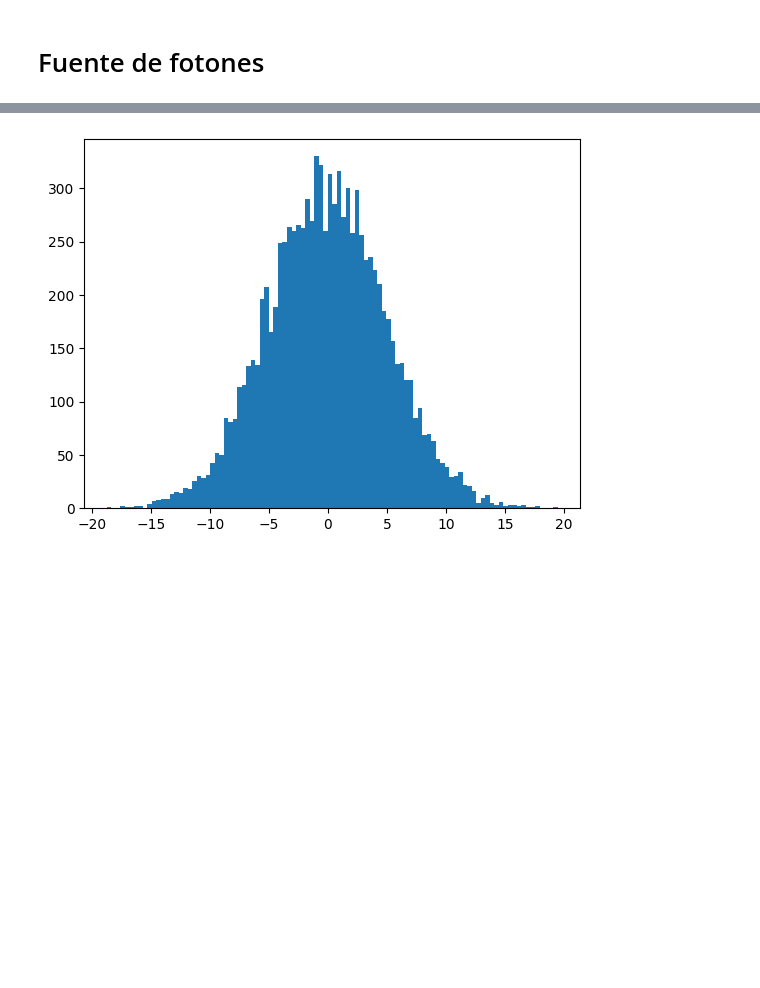
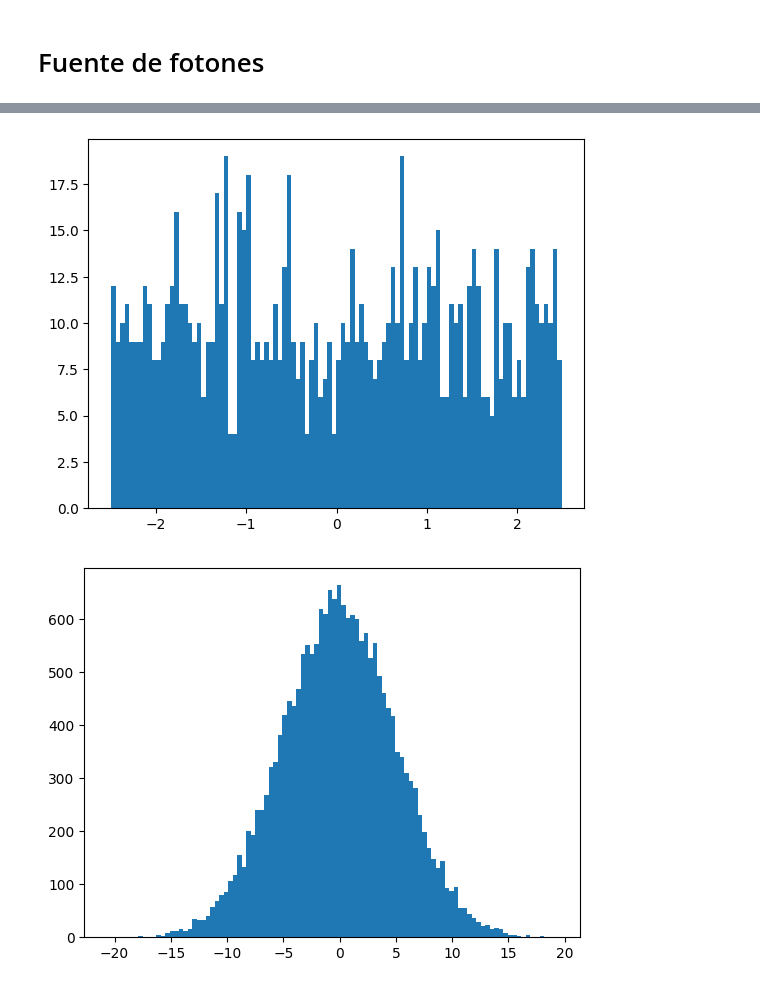
Before and after one commit to Olmichu22/Proyecto-DM-Master-Tecnologia-Fisica, a Jupyter notebook: test.ipynb, the cells around one changed output, grey strips where cells are left out. Cells and saved outputs as stored; diff of their text form; code cells hidden in the pictures; blank space fills up the shorter version.

```diff
--- a/test.ipynb
+++ b/test.ipynb
@@ -145,0 +176,17 @@ fotones = fuente.emitirN(10000, 0, 5)
+# %%
+fuente = FuenteMonocromatica(1000, 0)
+fuente_uniforme = FuenteMonocromatica(1000, 0, GenerateRandomUniformPosition2D)
+fuente_angulo = FuenteMonocromatica(1000, 0, dispersion_ang=GenerateRandomNormalAngle)
+# %%
+# Para distribución normal usar mean y std
+fotones_normal = fuente.emitirN(10000, 0, 5)
+# Para uniforme, es entre [mean-std, mean+std]
+fotones_uniforme = fuente_uniforme.emitirN(1000, 0, 2.5)
+# Para distribución de ángulo, usar los argumentos correspondientes
+fotones_angulo = fuente_angulo.emitirN(20, 0, 0, mean_ang=np.pi/2, std_ang=np.pi/4)
+# %%
+print(len(fotones_normal))
+print(len(fotones_uniforme))
+print(len(fotones_angulo))
+for f in fotones_angulo:
+  print(f)
@@ -146,7 +211,11 @@ fotones = fuente.emitirN(10000, 0, 5)
 # %%
-x_pos = [f.pos[0] for f in fotones]
+x_pos_uniform = [f.pos[0] for f in fotones_uniforme]
+x_pos_normal = [f.pos[0] for f in fotones_normal]
 # Histograma de posiciones
-plt.hist(x_pos, bins=100)
+plt.hist(x_pos_uniform, bins=100)
 plt.show()
+plt.hist(x_pos_normal, bins = 100)
+plt.show()
 # %% [output]
-[figure, old version]
+[figure, new version]
+[figure, added]
```
Also changed, not shown: parts of 7 cells of this notebook, 3 other files.
